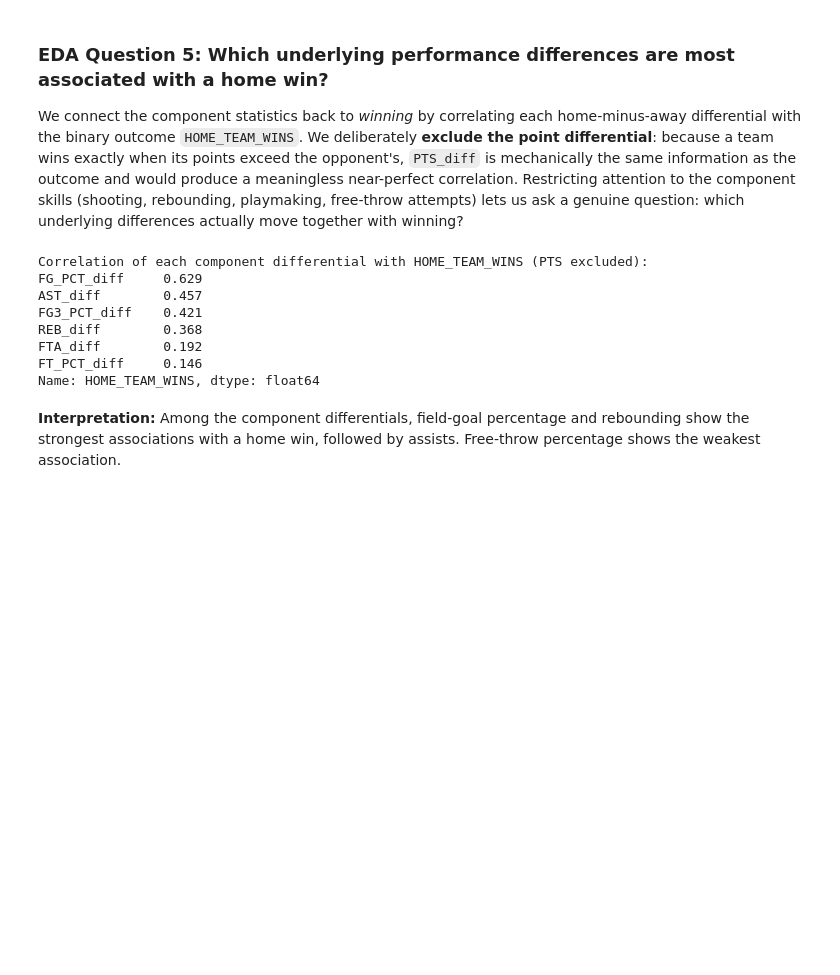
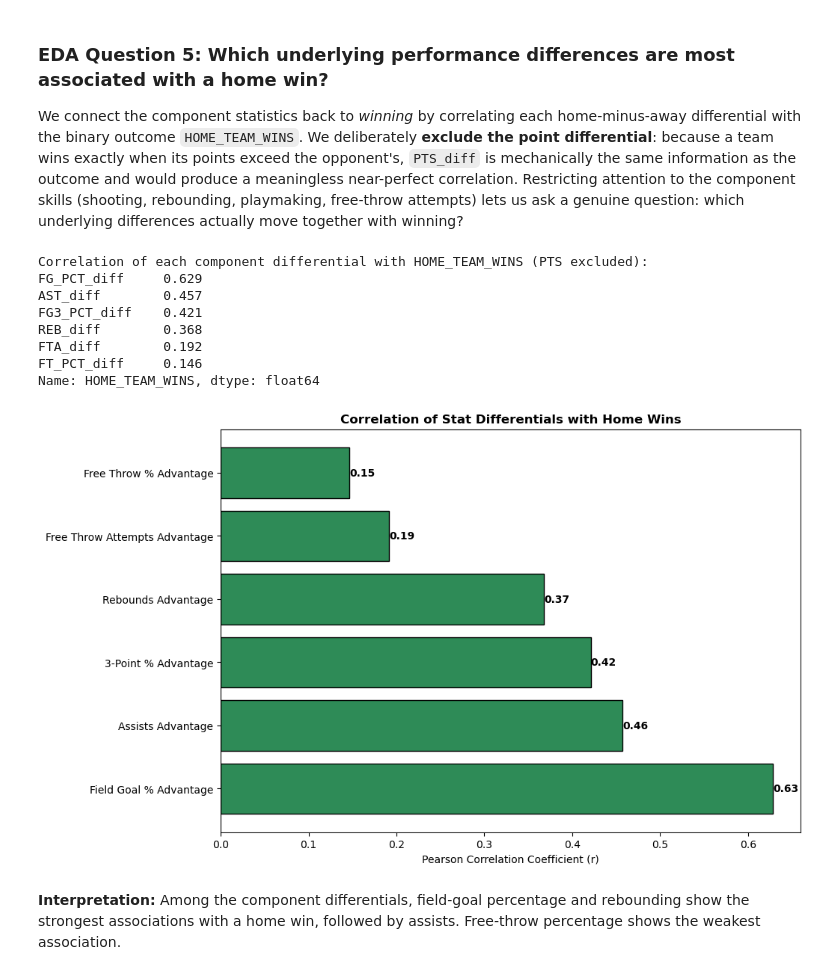
Before and after one commit to joshuanicoo/Data102-Project, a Jupyter notebook: phase_1.ipynb, the cells around one changed output. Saved outputs shown, nothing was run; the diff lists cells and outputs as text; code cells hidden in the pictures; blank space fills up the shorter version.

Commit message:
Added visualization for EDA 5
- Removed player stats in feature engineering

```diff
--- a/phase_1.ipynb
+++ b/phase_1.ipynb
@@ -851,27 +818,48 @@ We connect the component statistics back to *winning* by correlating each home-m
 # %%
 # Correlation between each home-minus-away differential and the home win outcome.
 # PTS_diff is deliberately EXCLUDED: a team wins if and only if its point
 # differential is positive, so PTS_diff is mechanically equivalent to the
 # outcome. We keep only the component skills that influence scoring without determining the result.
 component_cols = ['FG_PCT_diff', 'FG3_PCT_diff', 'FT_PCT_diff', 'AST_diff', 'REB_diff', 'FTA_diff']
 
 for stat in ['FG_PCT', 'FG3_PCT', 'FT_PCT', 'AST', 'REB', 'FTA']:
     dc = f'{stat}_diff'
     if dc not in df_games.columns:
         df_games[dc] = df_games[f'{stat}_home'] - df_games[f'{stat}_away']
 
 corr_with_win = df_games[component_cols + ['HOME_TEAM_WINS']].corr()['HOME_TEAM_WINS'].drop('HOME_TEAM_WINS').sort_values(ascending=False)
 print("Correlation of each component differential with HOME_TEAM_WINS (PTS excluded):")
 print(corr_with_win.round(3))
+
+# Visualizing correlations
+label_map = {
+    'FG_PCT_diff': 'Field Goal % Advantage',
+    'FG3_PCT_diff': '3-Point % Advantage',
+    'AST_diff': 'Assists Advantage',
+    'REB_diff': 'Rebounds Advantage',
+    'FTA_diff': 'Free Throw Attempts Advantage',
+    'FT_PCT_diff': 'Free Throw % Advantage'
+}
+
+readable_labels = [label_map.get(col, col) for col in corr_with_win.index]
+
+create_bar_chart_horizontal(
+    data=corr_with_win.values,
+    labels=readable_labels,
+    title='Correlation of Stat Differentials with Home Wins',
+    xlabel='Pearson Correlation Coefficient (r)',
+    colors=green
+)
 # %% [output]
 Correlation of each component differential with HOME_TEAM_WINS (PTS excluded):
 FG_PCT_diff     0.629
 AST_diff        0.457
 FG3_PCT_diff    0.421
 REB_diff        0.368
 FTA_diff        0.192
 FT_PCT_diff     0.146
 Name: HOME_TEAM_WINS, dtype: float64
+[figure, added]
 # %% [markdown]
 **Interpretation:** Among the component differentials, field-goal percentage and rebounding show the strongest associations with a home win, followed by assists. Free-throw percentage shows the weakest association.
 # %% [markdown]
```
Also changed, not shown: parts of 17 cells of this notebook.
